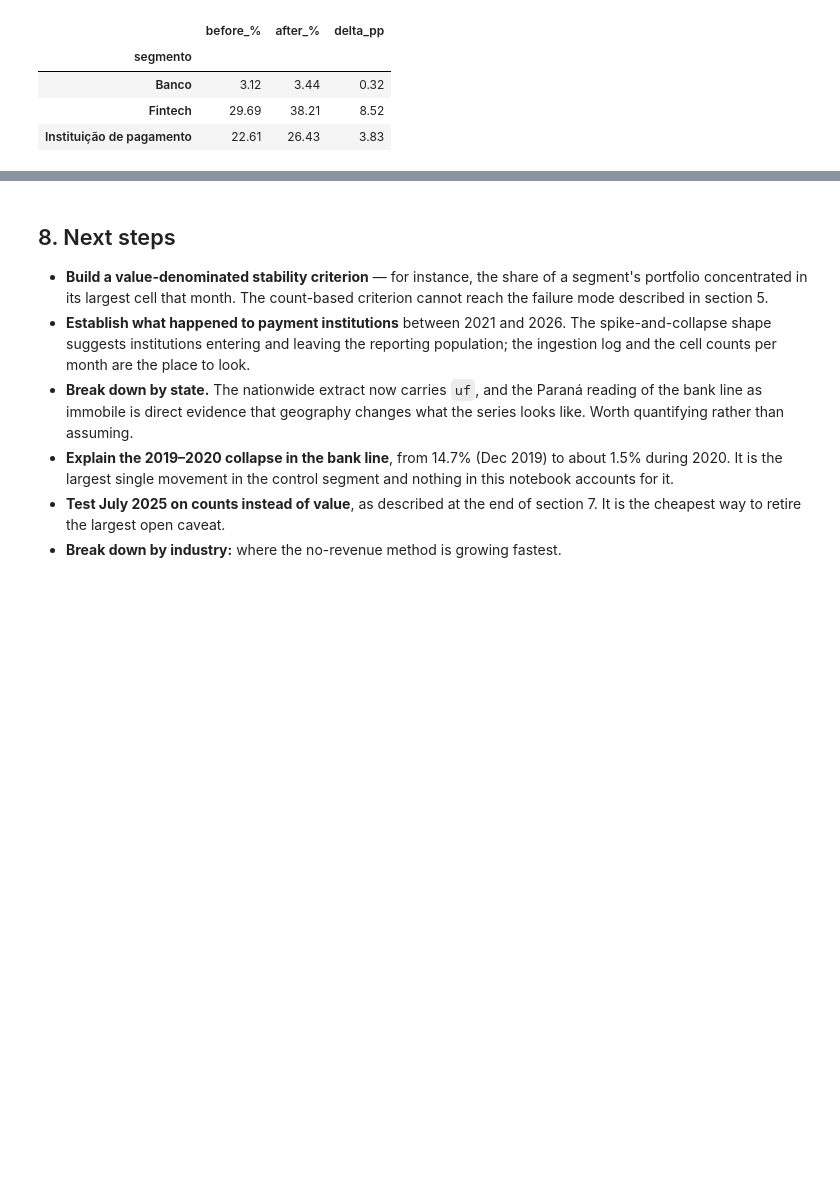
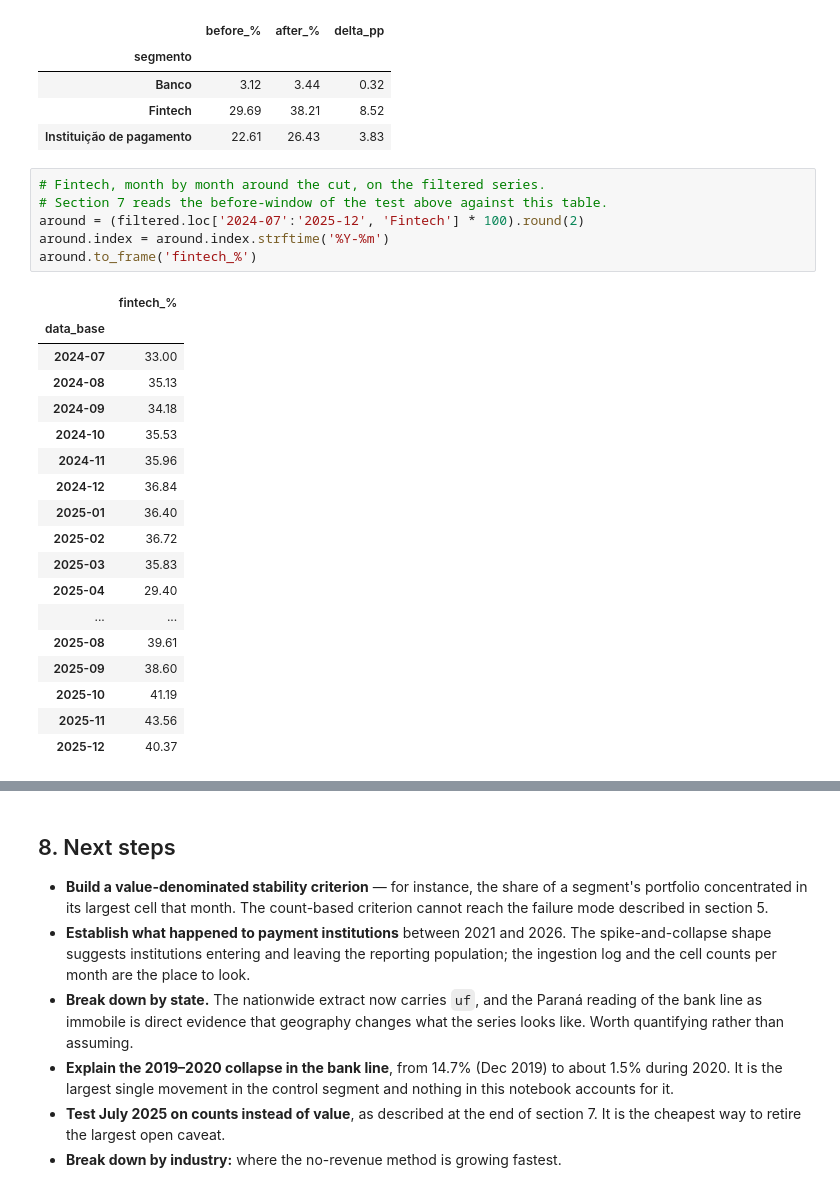
Before and after one commit to msitta/scrdata-borrower-size, a Jupyter notebook: notebooks/01_unavailable_size.ipynb, the cells around one changed output, grey strips where cells are left out. Saved outputs shown, nothing was run; the diff lists cells and outputs as text; blank space fills up the shorter version.

Commit message:
Notebook: section 7 reading corrected; month-by-month fintech table shows the before-window is a dip

```diff
--- a/notebooks/01_unavailable_size.ipynb
+++ b/notebooks/01_unavailable_size.ipynb
@@ -1001,6 +1001,31 @@ comparison
 | Banco | 3.12 | 3.44 | 0.32 |
 | Fintech | 29.69 | 38.21 | 8.52 |
 | Instituição de pagamento | 22.61 | 26.43 | 3.83 |
+# %%
+# Fintech, month by month around the cut, on the filtered series.
+# Section 7 reads the before-window of the test above against this table.
+around = (filtered.loc['2024-07':'2025-12', 'Fintech'] * 100).round(2)
+around.index = around.index.strftime('%Y-%m')
+around.to_frame('fintech_%')
+# %% [output]
+|  | fintech_% |
+| data_base |  |
+| 2024-07 | 33.00 |
+| 2024-08 | 35.13 |
+| 2024-09 | 34.18 |
+| 2024-10 | 35.53 |
+| 2024-11 | 35.96 |
+| 2024-12 | 36.84 |
+| 2025-01 | 36.40 |
+| 2025-02 | 36.72 |
+| 2025-03 | 35.83 |
+| 2025-04 | 29.40 |
+| ... | ... |
+| 2025-08 | 39.61 |
+| 2025-09 | 38.60 |
+| 2025-10 | 41.19 |
+| 2025-11 | 43.56 |
+| 2025-12 | 40.37 |
 # %% [markdown]
 ### Reading
 
```
Also changed, not shown: parts of 1 cell of this notebook.
